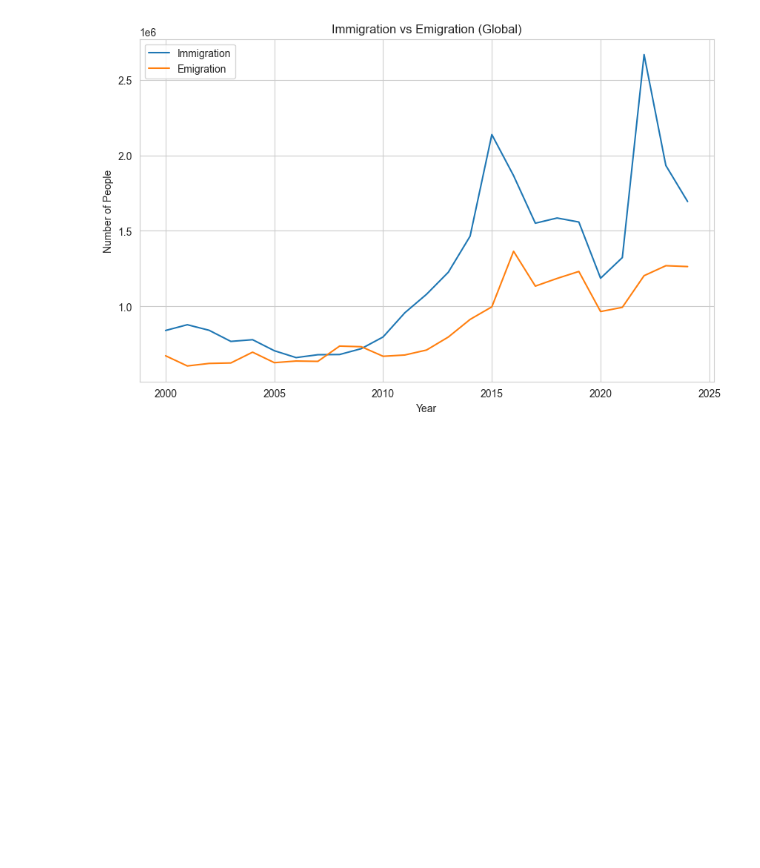
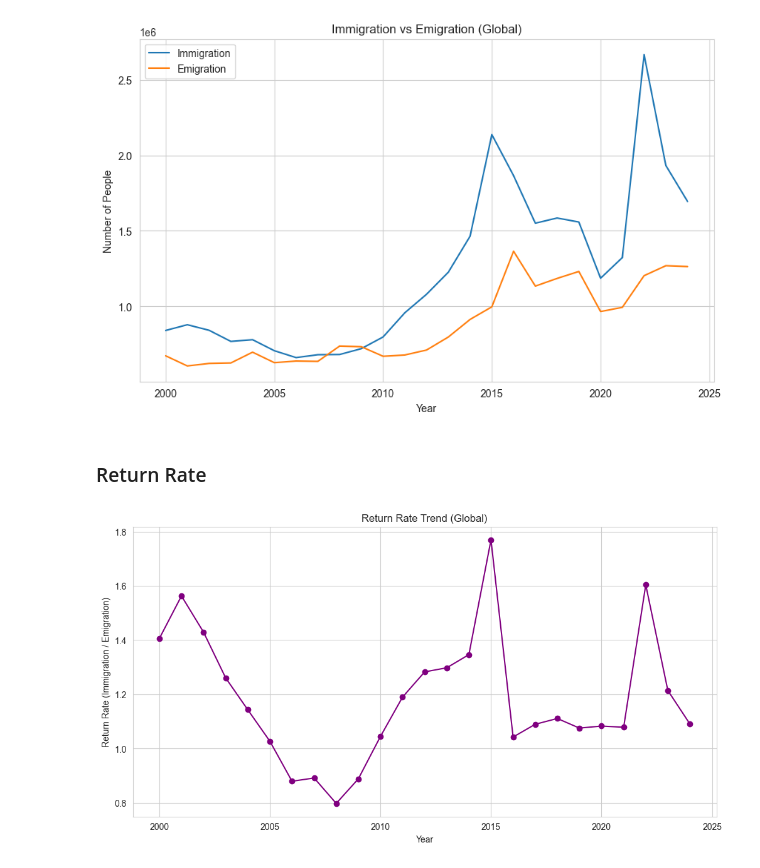
Before and after one commit to andronix82/german-migration-analysis, a Jupyter notebook: notebooks/01_eda_migration.ipynb, the cells around one changed output. Saved outputs shown, nothing was run; the diff lists cells and outputs as text; code cells hidden in the pictures; blank space fills up the shorter version.

Commit message:
Final EDA Migration (Global)

```diff
--- a/notebooks/01_eda_migration.ipynb
+++ b/notebooks/01_eda_migration.ipynb
@@ -188,3 +186,20 @@ plt.legend(["Immigration", "Emigration"])
 plt.show()
 # %% [output]
 [figure]
+# %% [markdown]
+### Return Rate
+# %%
+# 07 Load return rate
+return_global_file = "../data/processed/return_rate_global.csv"
+return_global = pd.read_csv(return_global_file)
+# %%
+# Plot Global Return Rate Trend
+plt.figure(figsize=(12,6))
+plt.plot(return_global['year'], return_global['return_rate_global'], marker='o', color='purple')
+plt.title("Return Rate Trend (Global)")
+plt.xlabel("Year")
+plt.ylabel("Return Rate (Immigration / Emigration)")
+plt.grid(True)
+plt.show()
+# %% [output]
+[figure, added]
```
Also changed, not shown: parts of 21 cells of this notebook, 5 other files.
